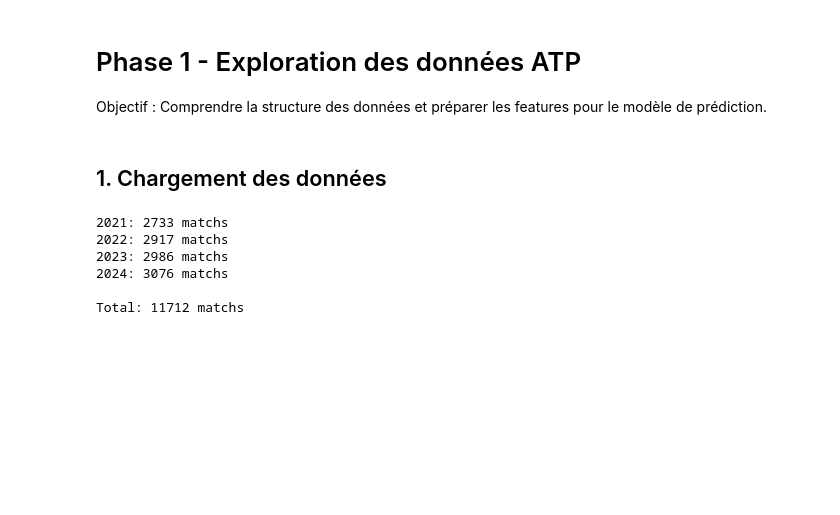
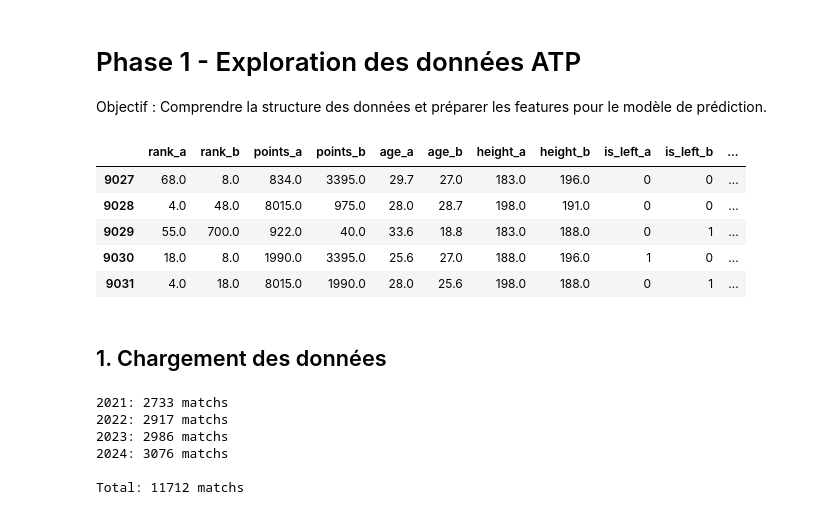
Before and after one commit to danisala664/tennis-predictions, a Jupyter notebook: notebooks/1_exploration.ipynb, the cells around one changed output. Cells and saved outputs as stored; diff of their text form; code cells hidden in the pictures; blank space fills up the shorter version.

```diff
--- a/notebooks/1_exploration.ipynb
+++ b/notebooks/1_exploration.ipynb
@@ -12,6 +12,17 @@ from pathlib import Path
 # Configuration
 pd.set_option('display.max_columns', None)
 plt.style.use('seaborn-v0_8-whitegrid')
+pd.set_option('display.max_rows', None)
+# %%
+X=pd.read_parquet('../data/processed/X_train.parquet')
+X.tail()
+# %% [output]
+|  | rank_a | rank_b | points_a | points_b | age_a | age_b | height_a | height_b | is_left_a | is_left_b | ... |
+| 9027 | 68.0 | 8.0 | 834.0 | 3395.0 | 29.7 | 27.0 | 183.0 | 196.0 | 0 | 0 | ... |
+| 9028 | 4.0 | 48.0 | 8015.0 | 975.0 | 28.0 | 28.7 | 198.0 | 191.0 | 0 | 0 | ... |
+| 9029 | 55.0 | 700.0 | 922.0 | 40.0 | 33.6 | 18.8 | 183.0 | 188.0 | 0 | 1 | ... |
+| 9030 | 18.0 | 8.0 | 1990.0 | 3395.0 | 25.6 | 27.0 | 188.0 | 196.0 | 1 | 0 | ... |
+| 9031 | 4.0 | 18.0 | 8015.0 | 1990.0 | 28.0 | 25.6 | 198.0 | 188.0 | 0 | 1 | ... |
 # %% [markdown]
 ## 1. Chargement des données
 # %%
```
Also changed, not shown: parts of 1 cell of this notebook, 5 other files.
